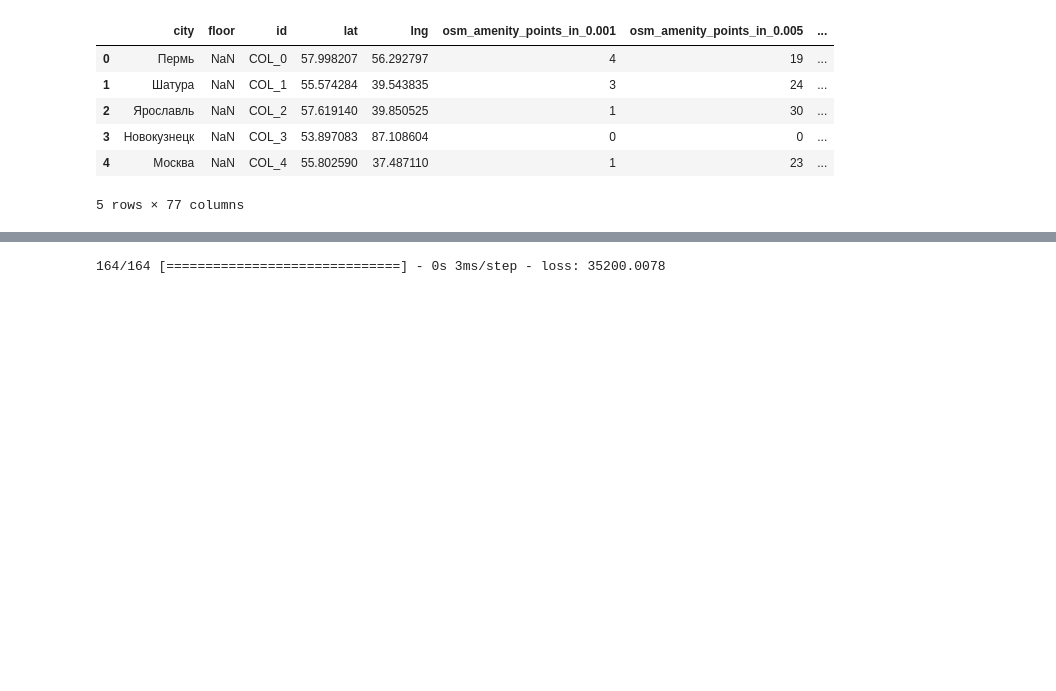
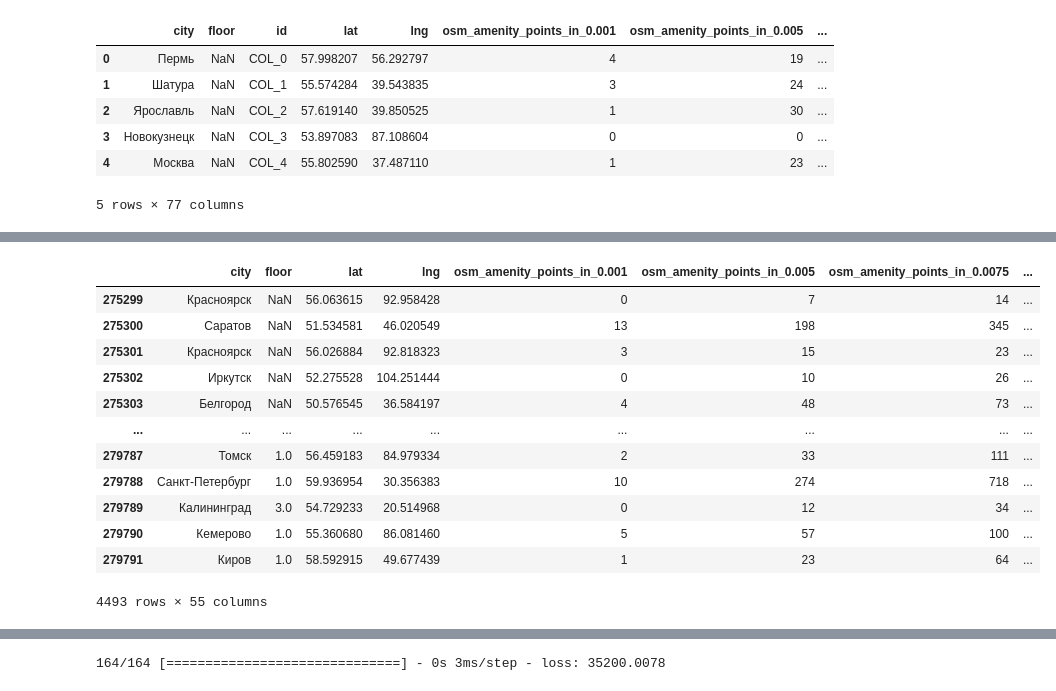
Before and after one commit to RTUITLab/RaifhackDS2021, a Jupyter notebook: tf_model.ipynb, the cells around one changed output, grey strips where cells are left out. Saved outputs shown, nothing was run; the diff lists cells and outputs as text; code cells hidden in the pictures; blank space fills up the shorter version.

```diff
--- a/tf_model.ipynb
+++ b/tf_model.ipynb
@@ -63,3 +87,19 @@ df = df.drop(columns=[
+# %%
+df_manual
+# %% [output]
+|  | city | floor | lat | lng | osm_amenity_points_in_0.001 | osm_amenity_points_in_0.005 | osm_amenity_points_in_0.0075 | ... |
+| 275299 | Красноярск | NaN | 56.063615 | 92.958428 | 0 | 7 | 14 | ... |
+| 275300 | Саратов | NaN | 51.534581 | 46.020549 | 13 | 198 | 345 | ... |
+| 275301 | Красноярск | NaN | 56.026884 | 92.818323 | 3 | 15 | 23 | ... |
+| 275302 | Иркутск | NaN | 52.275528 | 104.251444 | 0 | 10 | 26 | ... |
+| 275303 | Белгород | NaN | 50.576545 | 36.584197 | 4 | 48 | 73 | ... |
+| ... | ... | ... | ... | ... | ... | ... | ... | ... |
+| 279787 | Томск | 1.0 | 56.459183 | 84.979334 | 2 | 33 | 111 | ... |
+| 279788 | Санкт-Петербург | 1.0 | 59.936954 | 30.356383 | 10 | 274 | 718 | ... |
+| 279789 | Калининград | 3.0 | 54.729233 | 20.514968 | 0 | 12 | 34 | ... |
+| 279790 | Кемерово | 1.0 | 55.360680 | 86.081460 | 5 | 57 | 100 | ... |
+| 279791 | Киров | 1.0 | 58.592915 | 49.677439 | 1 | 23 | 64 | ... |
+4493 rows × 55 columns
 # %%
 def parse_floor(floor):
     try:
```
Also changed, not shown: parts of 20 cells of this notebook, 1 other file.
